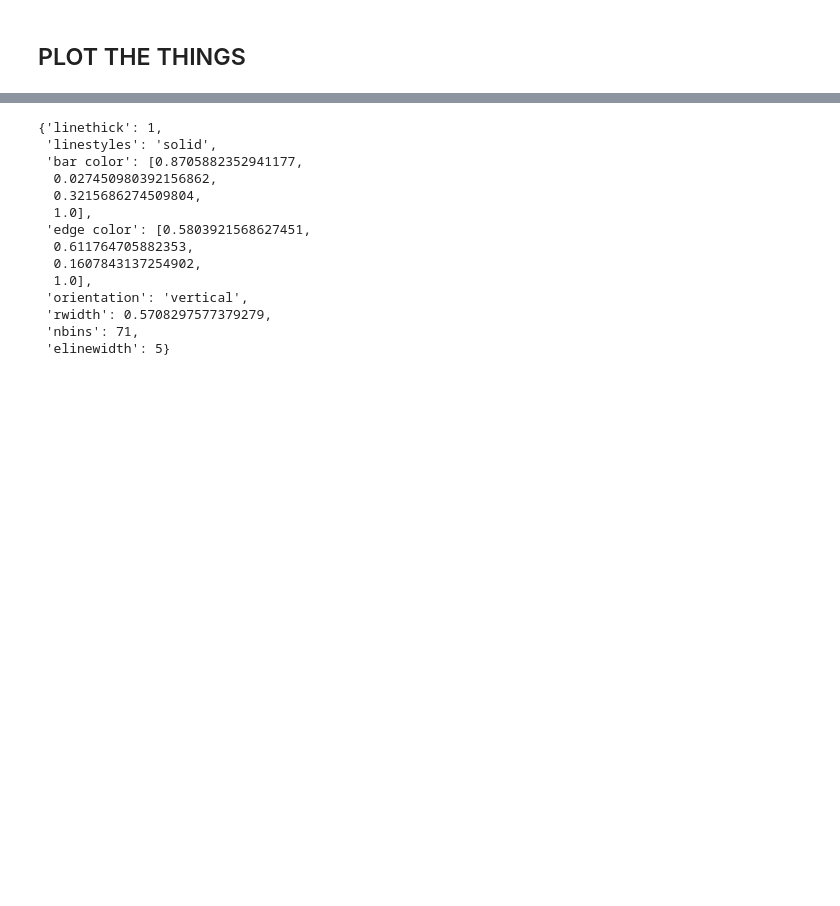
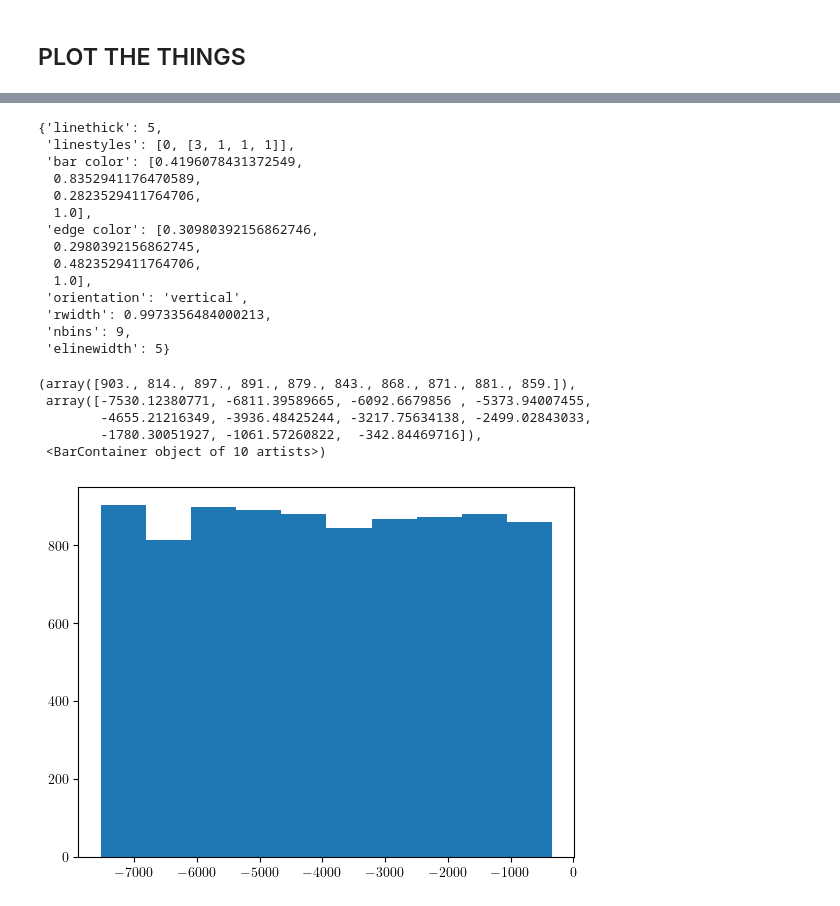
Before and after one commit to ReadingTimeMachine/LMM_Figure_Parsing, a Jupyter notebook: create_synthetic_figures.ipynb, the cells around one changed output, grey strips where cells are left out. Saved outputs shown, nothing was run; the diff lists cells and outputs as text; code cells hidden in the pictures; blank space fills up the shorter version.

```diff
--- a/create_synthetic_figures.ipynb
+++ b/create_synthetic_figures.ipynb
@@ -1732,22 +1755,31 @@ plt.show()
 # %%
-i = 12
+i = 0
 
 datas_plot['plot' + str(i)]['data from plot']['plot params']
 # %% [output]
-{'linethick': 1,
- 'linestyles': 'solid',
- 'bar color': [0.8705882352941177,
-  0.027450980392156862,
-  0.3215686274509804,
+{'linethick': 5,
+ 'linestyles': [0, [3, 1, 1, 1]],
+ 'bar color': [0.4196078431372549,
+  0.8352941176470589,
+  0.2823529411764706,
   1.0],
- 'edge color': [0.5803921568627451,
-  0.611764705882353,
-  0.1607843137254902,
+ 'edge color': [0.30980392156862746,
+  0.2980392156862745,
+  0.4823529411764706,
   1.0],
  'orientation': 'vertical',
- 'rwidth': 0.5708297577379279,
- 'nbins': 71,
+ 'rwidth': 0.9973356484000213,
+ 'nbins': 9,
  'elinewidth': 5}
 # %%
-#datas_plot
+i = 0
+
+plt.hist(datas_plot['plot' + str(i)]['data']['xs'])
+# %% [output]
+(array([903., 814., 897., 891., 879., 843., 868., 871., 881., 859.]),
+ array([-7530.12380771, -6811.39589665, -6092.6679856 , -5373.94007455,
+        -4655.21216349, -3936.48425244, -3217.75634138, -2499.02843033,
+        -1780.30051927, -1061.57260822,  -342.84469716]),
+ <BarContainer object of 10 artists>)
+[figure, added]
 # %%
```
Also changed, not shown: parts of 4 cells of this notebook, 16 other files.
